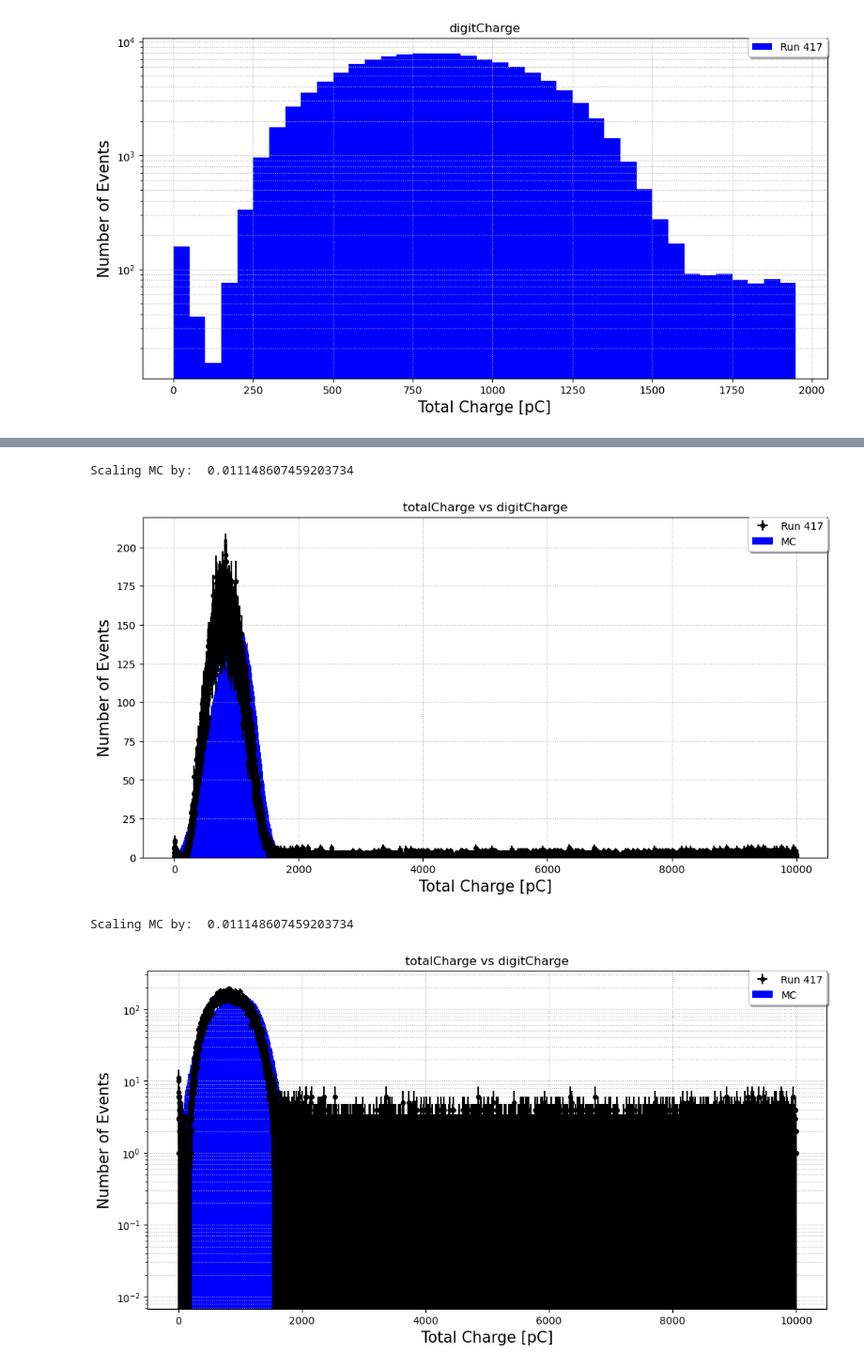
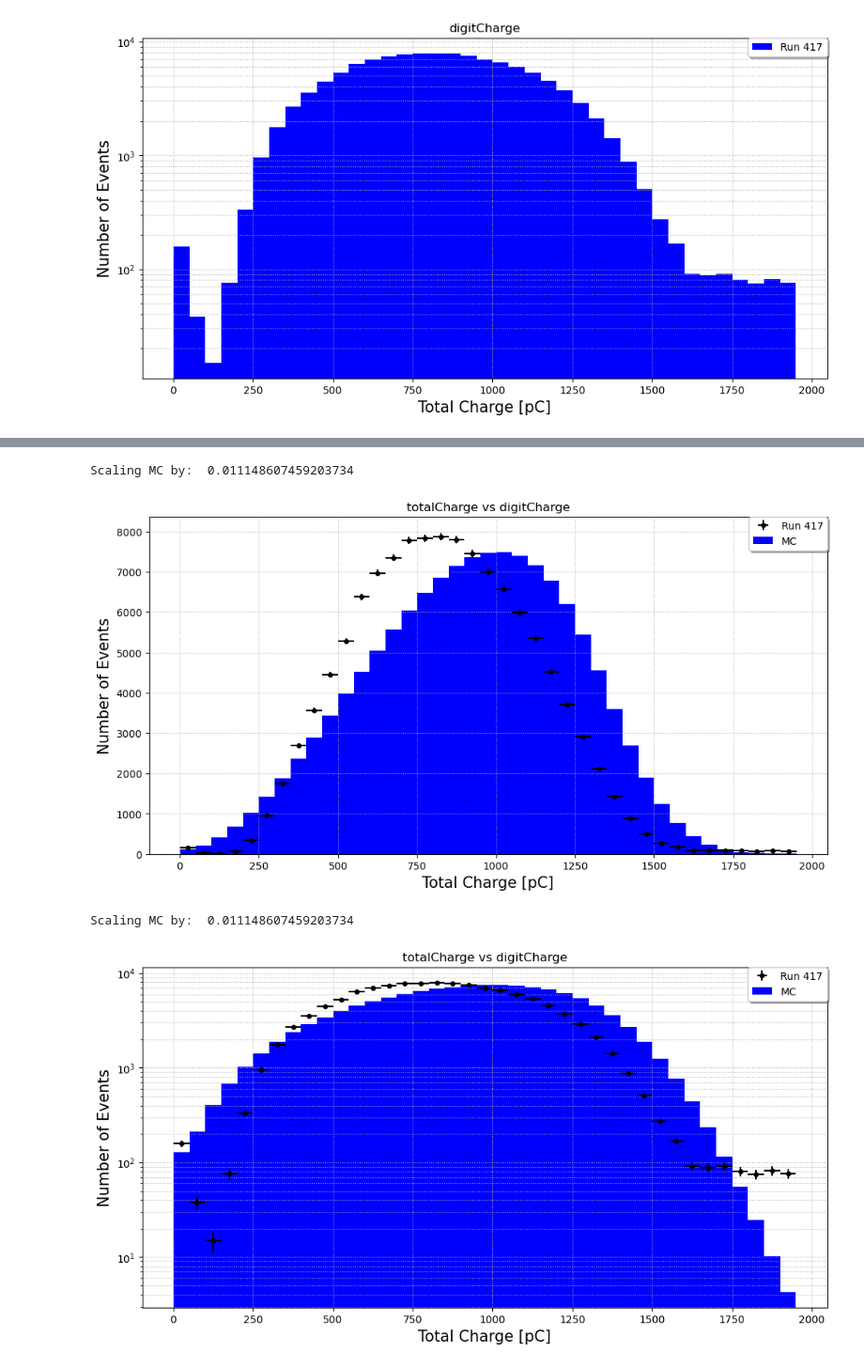
Before and after one commit to wtoslac/EosAnalyses, a Jupyter notebook: Austin/micheal_electron_analysis.ipynb, the cells around one changed output, grey strips where cells are left out. Shown at 94% size. Drawn from its saved outputs; the diff is of its cells as text; code cells hidden in the pictures.

Commit message:
Fixing binning issue with totalCharge vs mcke graphs

```diff
--- a/Austin/micheal_electron_analysis.ipynb
+++ b/Austin/micheal_electron_analysis.ipynb
@@ -543,3 +543,5 @@ plot_hist(run417_filter,[0,2000],50,title="digitCharge",xlabel="Total Charge [pC
 [figure]
 [figure]
 [figure]
+# %%
+flat_mc_energy = flat( mc_energy,isSum=True)
@@ -566,8 +572,8 @@ Scaling MC by:  0.011148607459203734
 # %%
-plot_hist(run417_filter,[0,10000],1,title="totalCharge vs digitCharge",xlabel="Total Charge [pC]",data_label="Run 417",mc_data=flat( mc_charge,isSum=True),mc_label="MC",bool_log=False,bool_error=True)
-plot_hist(run417_filter,[0,10000],1,title="totalCharge vs digitCharge",xlabel="Total Charge [pC]",data_label="Run 417",mc_data=flat( mc_charge,isSum=True),mc_label="MC",bool_log=True,bool_error=True)
+plot_hist(run417_filter,[0,2000],50,title="totalCharge vs digitCharge",xlabel="Total Charge [pC]",data_label="Run 417",mc_data=flat_mc_energy,mc_label="MC",bool_log=False,bool_error=True)
+plot_hist(run417_filter,[0,2000],50,title="totalCharge vs digitCharge",xlabel="Total Charge [pC]",data_label="Run 417",mc_data=flat_mc_energy,mc_label="MC",bool_log=True,bool_error=True)
 # %% [output]
 Scaling MC by:  0.011148607459203734
-[figure, old version]
+[figure, new version]
 Scaling MC by:  0.011148607459203734
-[figure, old version]
+[figure, new version]
```
Also changed, not shown: parts of 2 cells of this notebook.
